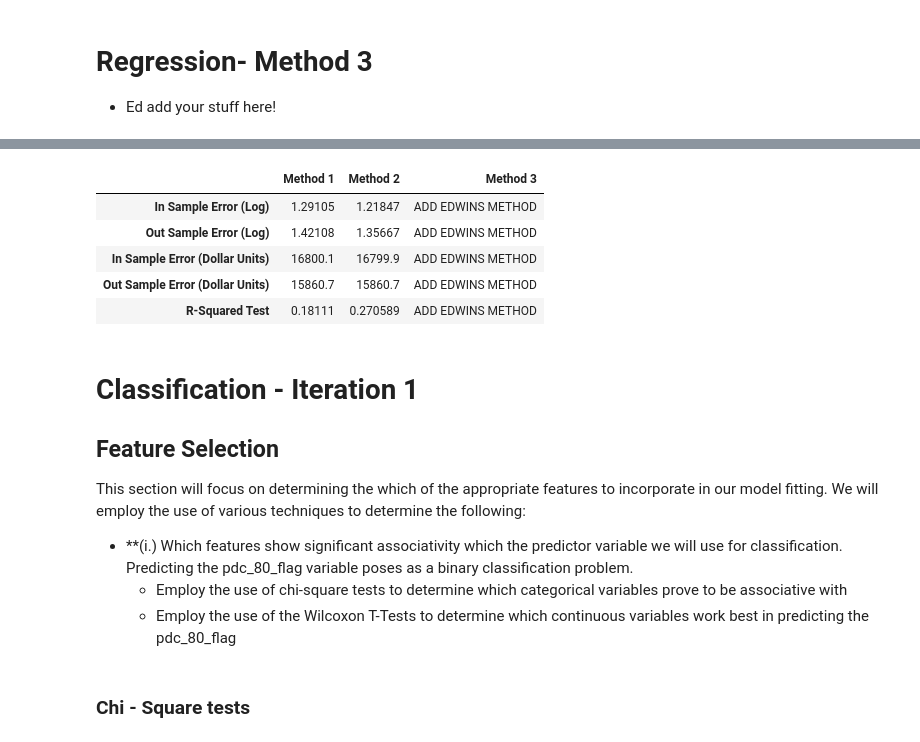
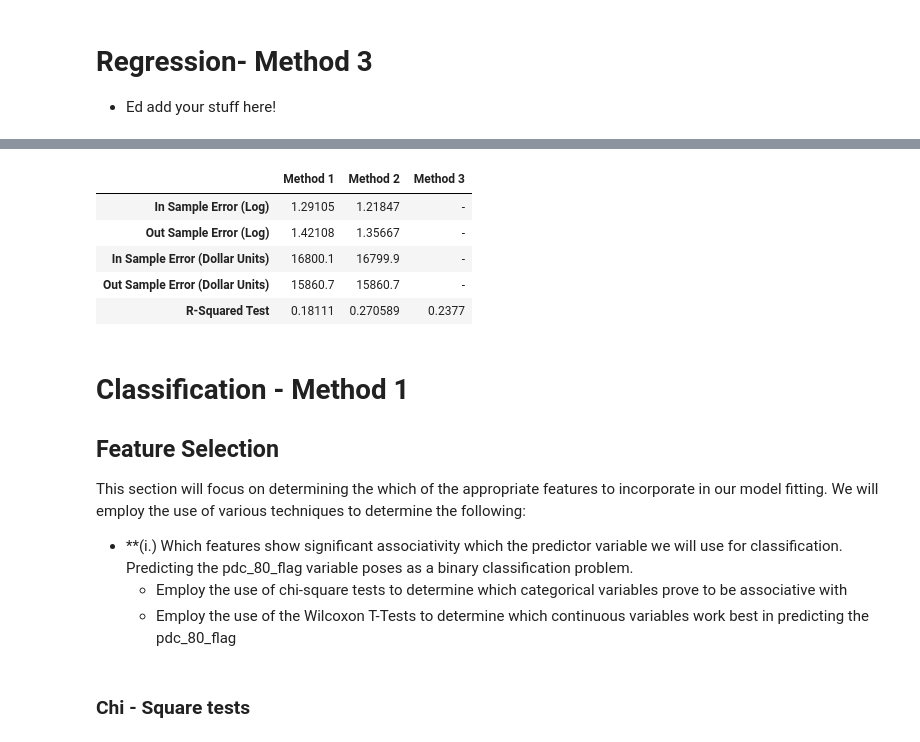
Before and after one commit to edalrami/hccs-final, a Jupyter notebook: Healthcare Final Project - DR.ipynb, the cells around one changed output, grey strips where cells are left out. Cells and saved outputs as stored; diff of their text form; code cells hidden in the pictures.

Commit message:
added tests pending final cleanup

```diff
--- a/Healthcare Final Project - DR.ipynb
+++ b/Healthcare Final Project - DR.ipynb
@@ -953,36 +1152,36 @@ CONCLUSION
 # %%
 pd.DataFrame({
 
     # Method 1 ----------------------
     'In Sample Error (Log)': [np.sqrt(mean_squared_error(np.log(y_train_reg),linear_reg_preds_train )),
                              np.sqrt(mean_squared_error(np.log(y_train_reg_s),linear_reg_preds_train_m2 )),
-                             'ADD EDWINS METHOD'],
+                             '-'],
 
     'Out Sample Error (Log)': [np.sqrt(mean_squared_error(np.log(y_val_reg),linear_reg_preds_validation )),
                               np.sqrt(mean_squared_error(np.log(y_val_reg_s),linear_reg_preds_validation_m2 )),
-                             'ADD EDWINS METHOD'],
+                             '-'],
 
     'In Sample Error (Dollar Units)': [np.sqrt(mean_squared_error((y_train_reg),linear_reg_preds_train )),
                                       np.sqrt(mean_squared_error((y_train_reg_s),linear_reg_preds_train_m2 )),
-                             'ADD EDWINS METHOD'],
+                             '-'],
 
     'Out Sample Error (Dollar Units)': [np.sqrt(mean_squared_error((y_val_reg),linear_reg_preds_validation )),
                                        np.sqrt(mean_squared_error((y_val_reg_s),linear_reg_preds_validation_m2 )),
-                             'ADD EDWINS METHOD'],
+                             '-'],
 
-    'R-Squared Test': [mlr_model1.rsquared, mlr_model2.rsquared,'ADD EDWINS METHOD']
+    'R-Squared Test': [mlr_model1.rsquared, mlr_model2.rsquared,0.2377 ]
 
 
 }, index=['Method 1', 'Method 2', 'Method 3']).T
 # %% [output]
 |  | Method 1 | Method 2 | Method 3 |
-| In Sample Error (Log) | 1.29105 | 1.21847 | ADD EDWINS METHOD |
-| Out Sample Error (Log) | 1.42108 | 1.35667 | ADD EDWINS METHOD |
-| In Sample Error (Dollar Units) | 16800.1 | 16799.9 | ADD EDWINS METHOD |
-| Out Sample Error (Dollar Units) | 15860.7 | 15860.7 | ADD EDWINS METHOD |
-| R-Squared Test | 0.18111 | 0.270589 | ADD EDWINS METHOD |
+| In Sample Error (Log) | 1.29105 | 1.21847 | - |
+| Out Sample Error (Log) | 1.42108 | 1.35667 | - |
+| In Sample Error (Dollar Units) | 16800.1 | 16799.9 | - |
+| Out Sample Error (Dollar Units) | 15860.7 | 15860.7 | - |
+| R-Squared Test | 0.18111 | 0.270589 | 0.2377 |
 # %% [markdown]
-# Classification - Iteration 1
+# Classification - Method 1
 
 ## Feature Selection
 
```
Also changed, not shown: parts of 91 cells of this notebook.
